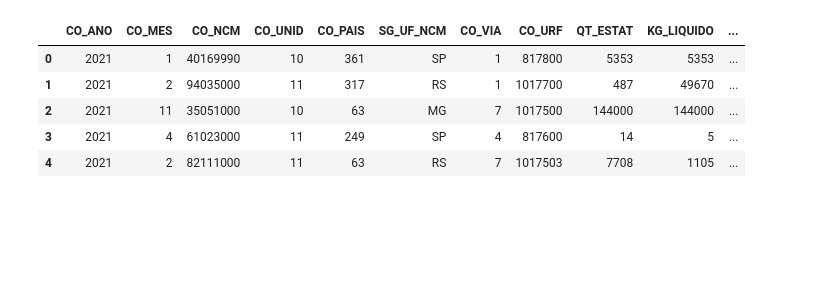
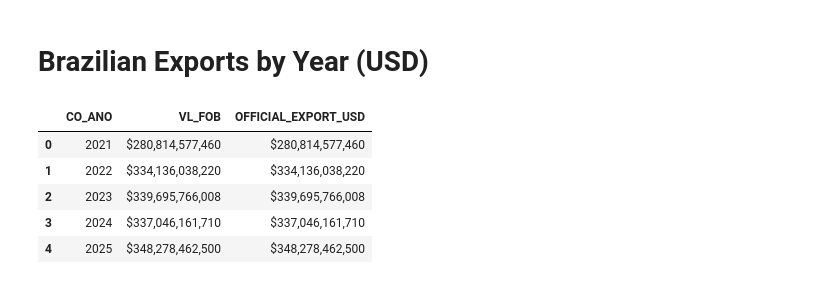
Before and after one commit to loregbrw/agro-xpto-data-analysis, a Jupyter notebook: notebooks/eda.ipynb, the cells around one changed output. Saved outputs shown, nothing was run; the diff lists cells and outputs as text; code cells hidden in the pictures; blank space fills up the shorter version.

```diff
--- a/notebooks/eda.ipynb
+++ b/notebooks/eda.ipynb
@@ -1,16 +1,38 @@
 # %%
 import pandas as pd
 from pathlib import Path
+from IPython.display import display, HTML
 
 PROCESSED = Path("../data/processed")
 
 fact = pd.read_csv(PROCESSED / "fact_exported.csv")
 
-fact.head()
+table = (
+    fact.groupby("CO_ANO", as_index=False)["VL_FOB"]
+    .sum()
+)
+
+official_exports = {
+    2021: 280814577460,
+    2022: 334136038220,
+    2023: 339695766008,
+    2024: 337046161710,
+    2025: 348278462500
+}
+
+table["OFFICIAL_EXPORT_USD"] = table["CO_ANO"].map(official_exports)
+
+table["VL_FOB"] = table["VL_FOB"].map(lambda x: f"${x:,.0f}")
+table["OFFICIAL_EXPORT_USD"] = table["OFFICIAL_EXPORT_USD"].map(lambda x: f"${x:,.0f}")
+
+display(HTML("<h1>Brazilian Exports by Year (USD)</h1>"))
+
+table
 # %% [output]
+Brazilian Exports by Year (USD)
-|  | CO_ANO | CO_MES | CO_NCM | CO_UNID | CO_PAIS | SG_UF_NCM | CO_VIA | CO_URF | QT_ESTAT | KG_LIQUIDO | ... |
-| 0 | 2021 | 1 | 40169990 | 10 | 361 | SP | 1 | 817800 | 5353 | 5353 | ... |
-| 1 | 2021 | 2 | 94035000 | 11 | 317 | RS | 1 | 1017700 | 487 | 49670 | ... |
-| 2 | 2021 | 11 | 35051000 | 10 | 63 | MG | 7 | 1017500 | 144000 | 144000 | ... |
-| 3 | 2021 | 4 | 61023000 | 11 | 249 | SP | 4 | 817600 | 14 | 5 | ... |
-| 4 | 2021 | 2 | 82111000 | 11 | 63 | RS | 7 | 1017503 | 7708 | 1105 | ... |
+|  | CO_ANO | VL_FOB | OFFICIAL_EXPORT_USD |
+| 0 | 2021 | $280,814,577,460 | $280,814,577,460 |
+| 1 | 2022 | $334,136,038,220 | $334,136,038,220 |
+| 2 | 2023 | $339,695,766,008 | $339,695,766,008 |
+| 3 | 2024 | $337,046,161,710 | $337,046,161,710 |
+| 4 | 2025 | $348,278,462,500 | $348,278,462,500 |
```
Also changed, not shown: parts of 4 cells of this notebook.
